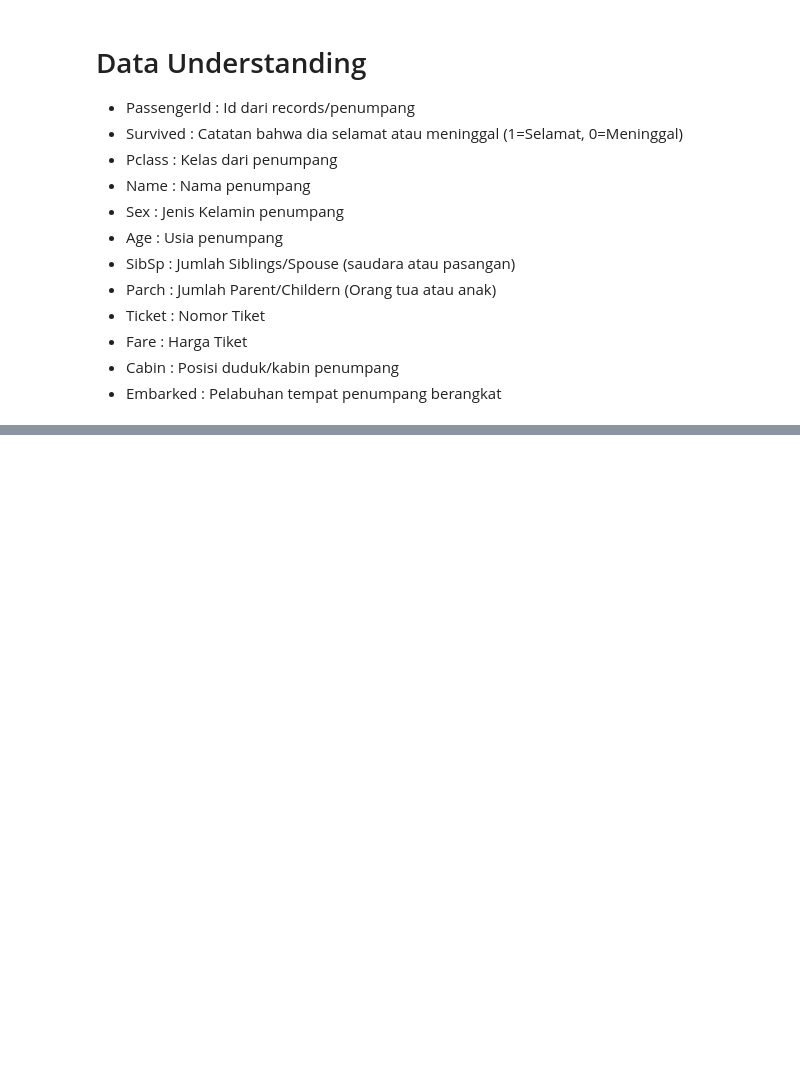
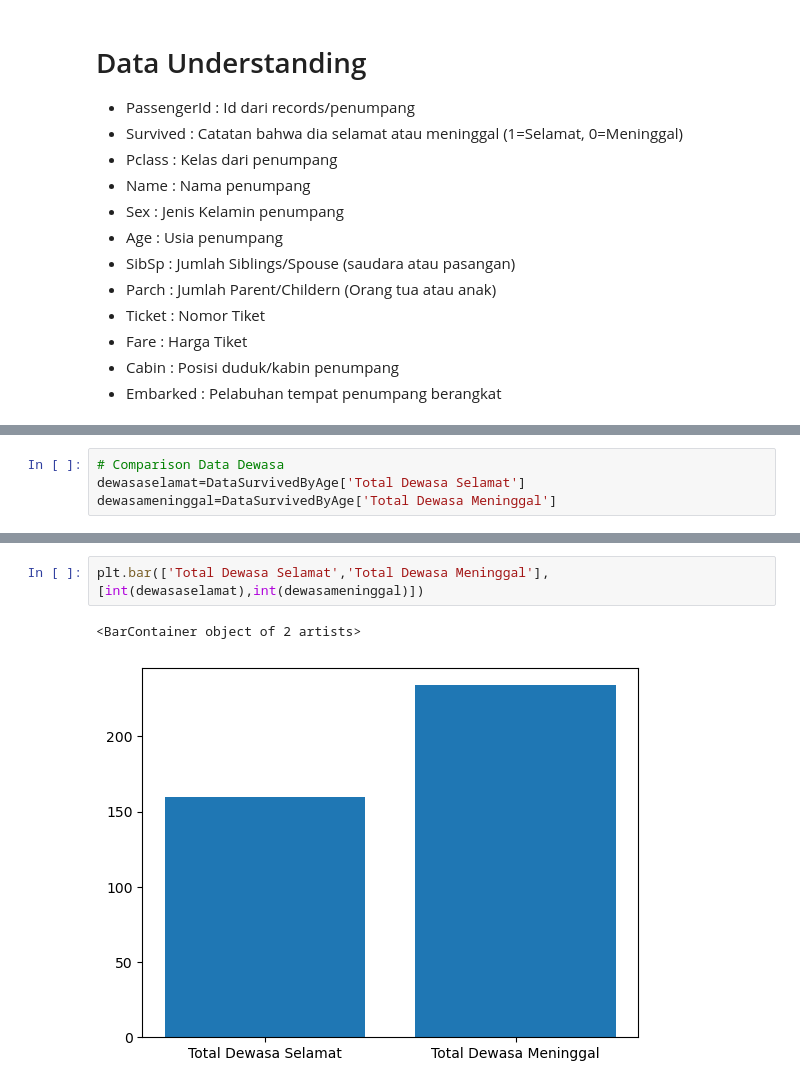
Before and after one commit to yusnarsetiyadi/Mini_Project_Data_Science, a Jupyter notebook: titanic.ipynb, the cells around one changed output, grey strips where cells are left out. Cells and saved outputs as stored; diff of their text form; blank space fills up the shorter version.

```diff
--- a/titanic.ipynb
+++ b/titanic.ipynb
@@ -75,0 +327,4 @@ data.describe()
+# %%
+# Comparison Data Dewasa
+dewasaselamat=DataSurvivedByAge['Total Dewasa Selamat']
+dewasameninggal=DataSurvivedByAge['Total Dewasa Meninggal']
@@ -75,0 +522,5 @@ data.describe()
+# %%
+plt.bar(['Total Dewasa Selamat','Total Dewasa Meninggal'],[int(dewasaselamat),int(dewasameninggal)])
+# %% [output]
+<BarContainer object of 2 artists>
+[figure, added]
```
Also changed, not shown: parts of 57 cells of this notebook, 1 other file.
